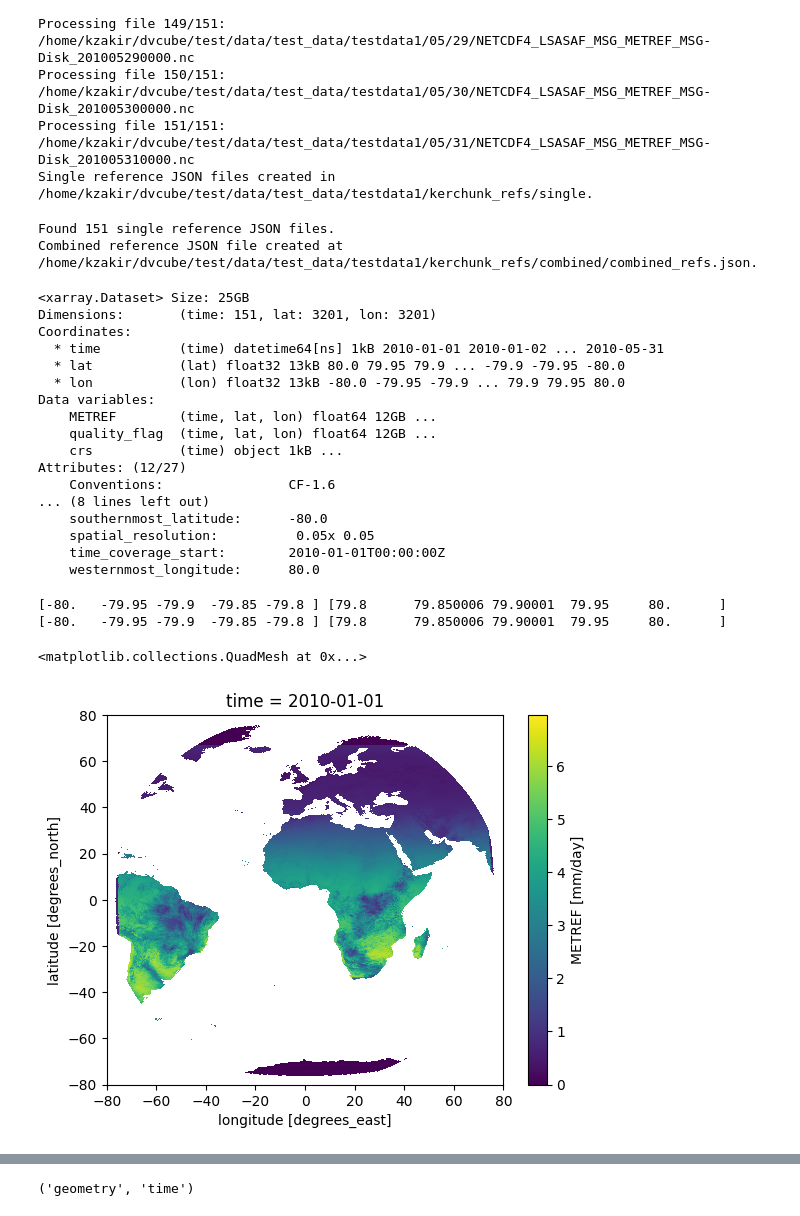
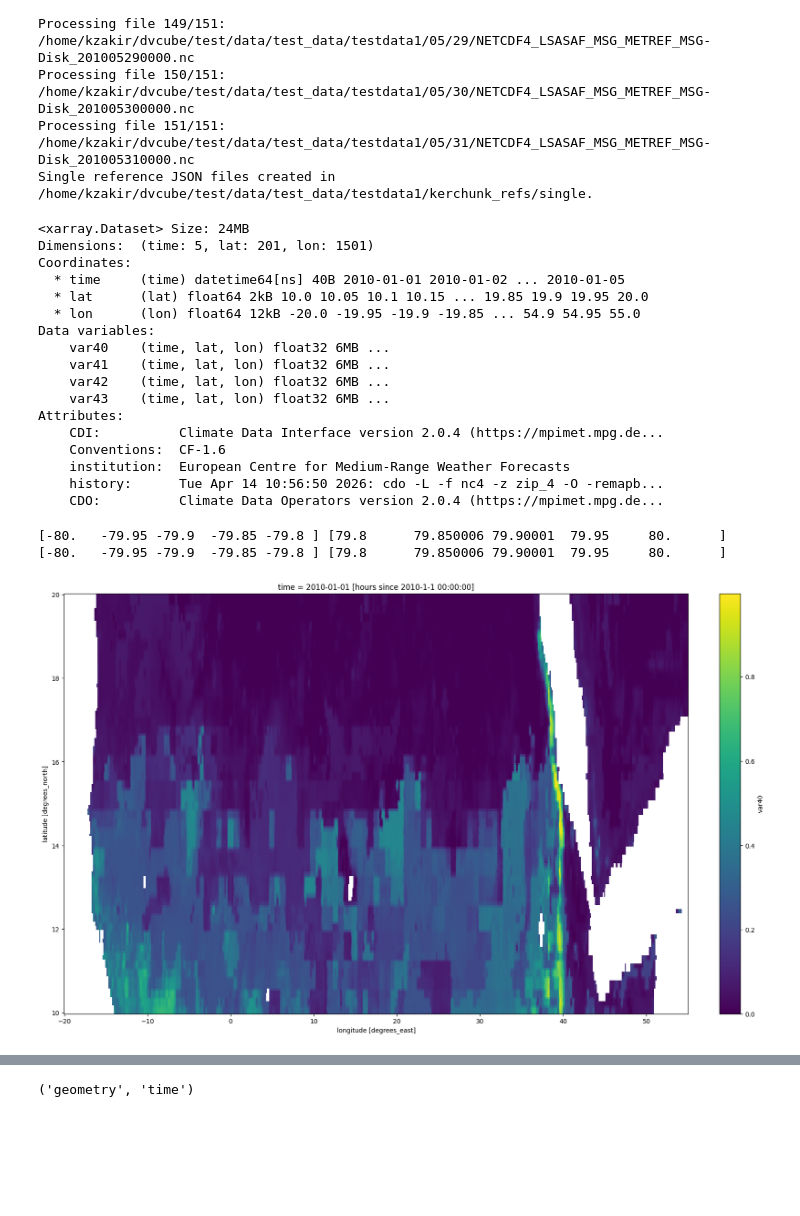
Before and after one commit to khizerzakir/dvcube, a Jupyter notebook: cube_example/xvec_kerchunk.ipynb, the cells around one changed output, grey strips where cells are left out. Cells and saved outputs as stored; diff of their text form; code cells hidden in the pictures; blank space fills up the shorter version.

Commit message:
kerchunks-applied

```diff
--- a/cube_example/xvec_kerchunk.ipynb
+++ b/cube_example/xvec_kerchunk.ipynb
@@ -126,29 +121,5 @@ nest_asyncio.apply()
-# %%
-single_json_files = Path("/home/kzakir/dvcube/test/data/test_data/testdata1/kerchunk_refs/single")
-out_dir_multi = Path("/home/kzakir/dvcube/test/data/test_data/testdata1/kerchunk_refs/combined")
-out_dir_multi.mkdir(parents=True, exist_ok=True)
-
-json_files = sorted(single_json_files.rglob("*.json"))
-print(f"Found {len(json_files)} single reference JSON files.")
-
-mzz = MultiZarrToZarr(
-    path=[str(f) for f in json_files],
-    remote_protocol="file",
-    concat_dims=["time"],
-    inline_threshold=0,
-    coo_map={"time": "cf:time"},
-    identical_dims=["lat", "lon"],)
-
-combined_refs = mzz.translate()
-out_json_multi = out_dir_multi / "combined_refs.json"
-with open(out_json_multi, 'w') as f:
-    ujson.dump(combined_refs, f)
-print(f"Combined reference JSON file created at {out_json_multi}.")
-# %% [output]
-Found 151 single reference JSON files.
-Combined reference JSON file created at /home/kzakir/dvcube/test/data/test_data/testdata1/kerchunk_refs/combined/combined_refs.json.
 # %%
-ref_json = out_json_multi
+ref_json = "/home/kzakir/dvcube/test/outputs/cdo_output/metref/2010/kerchunk/multi/combined_refs.json"
 ds = xr.open_dataset(
     "reference://",
     engine="zarr",
@@ -161,23 +132,23 @@ ds = xr.open_dataset(
 
 ds
 # %% [output]
-<xarray.Dataset> Size: 25GB
-Dimensions:       (time: 151, lat: 3201, lon: 3201)
+<xarray.Dataset> Size: 24MB
+Dimensions:  (time: 5, lat: 201, lon: 1501)
 Coordinates:
-  * time          (time) datetime64[ns] 1kB 2010-01-01 2010-01-02 ... 2010-05-31
-  * lat           (lat) float32 13kB 80.0 79.95 79.9 ... -79.9 -79.95 -80.0
-  * lon           (lon) float32 13kB -80.0 -79.95 -79.9 ... 79.9 79.95 80.0
+  * time     (time) datetime64[ns] 40B 2010-01-01 2010-01-02 ... 2010-01-05
+  * lat      (lat) float64 2kB 10.0 10.05 10.1 10.15 ... 19.85 19.9 19.95 20.0
+  * lon      (lon) float64 12kB -20.0 -19.95 -19.9 -19.85 ... 54.9 54.95 55.0
 Data variables:
-    METREF        (time, lat, lon) float64 12GB ...
-    quality_flag  (time, lat, lon) float64 12GB ...
-    crs           (time) object 1kB ...
-Attributes: (12/27)
-    Conventions:                CF-1.6
-... (8 lines left out)
-    southernmost_latitude:      -80.0
-    spatial_resolution:          0.05x 0.05
-    time_coverage_start:        2010-01-01T00:00:00Z
-    westernmost_longitude:      80.0
+    var40    (time, lat, lon) float32 6MB ...
+    var41    (time, lat, lon) float32 6MB ...
+    var42    (time, lat, lon) float32 6MB ...
+    var43    (time, lat, lon) float32 6MB ...
+Attributes:
+    CDI:          Climate Data Interface version 2.0.4 (https://mpimet.mpg.de...
+    Conventions:  CF-1.6
+    institution:  European Centre for Medium-Range Weather Forecasts
+    history:      Tue Apr 14 10:56:50 2026: cdo -L -f nc4 -z zip_4 -O -remapb...
+    CDO:          Climate Data Operators version 2.0.4 (https://mpimet.mpg.de...
 # %%
 if "crs" in ds.data_vars:
     ds = ds.drop_vars("crs")
@@ -192,7 +163,13 @@ print(ds.lat.values[:5], ds.lat.values[-5:], ds.lon.values[:5], ds.lon.values[-5
 # %% [output]
 [-80.   -79.95 -79.9  -79.85 -79.8 ] [79.8      79.850006 79.90001  79.95     80.      ] [-80.   -79.95 -79.9  -79.85 -79.8 ] [79.8      79.850006 79.90001  79.95     80.      ]
 # %%
-ds["METREF"].isel(time=0).plot()
+# Calculate aspect ratio for proper geographic display
+mean_lat = np.radians(float(ds['lat'].mean()))
+# aspect_ratio = 1.0 / np.cos(mean_lat)
+
+fig, ax = plt.subplots(figsize=(16, 10), constrained_layout=True)
+ds["var40"].isel(time=0).plot(ax=ax, cmap="viridis")
+# ax.set_aspect(aspect_ratio)
+plt.show()
 # %% [output]
-<matplotlib.collections.QuadMesh at 0x...>
-[figure, old version]
+[figure, new version]
```
Also changed, not shown: parts of 20 cells of this notebook, 9 other files.
